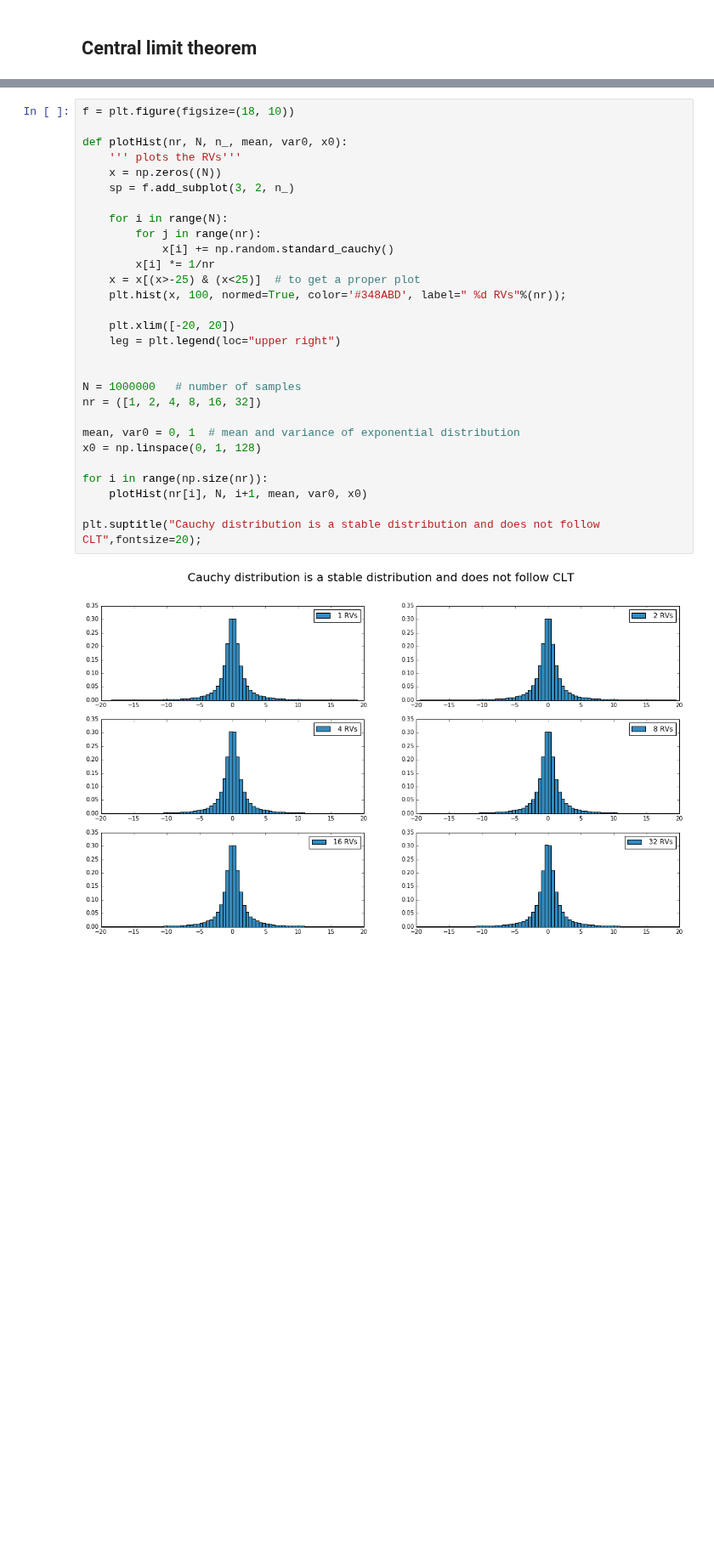
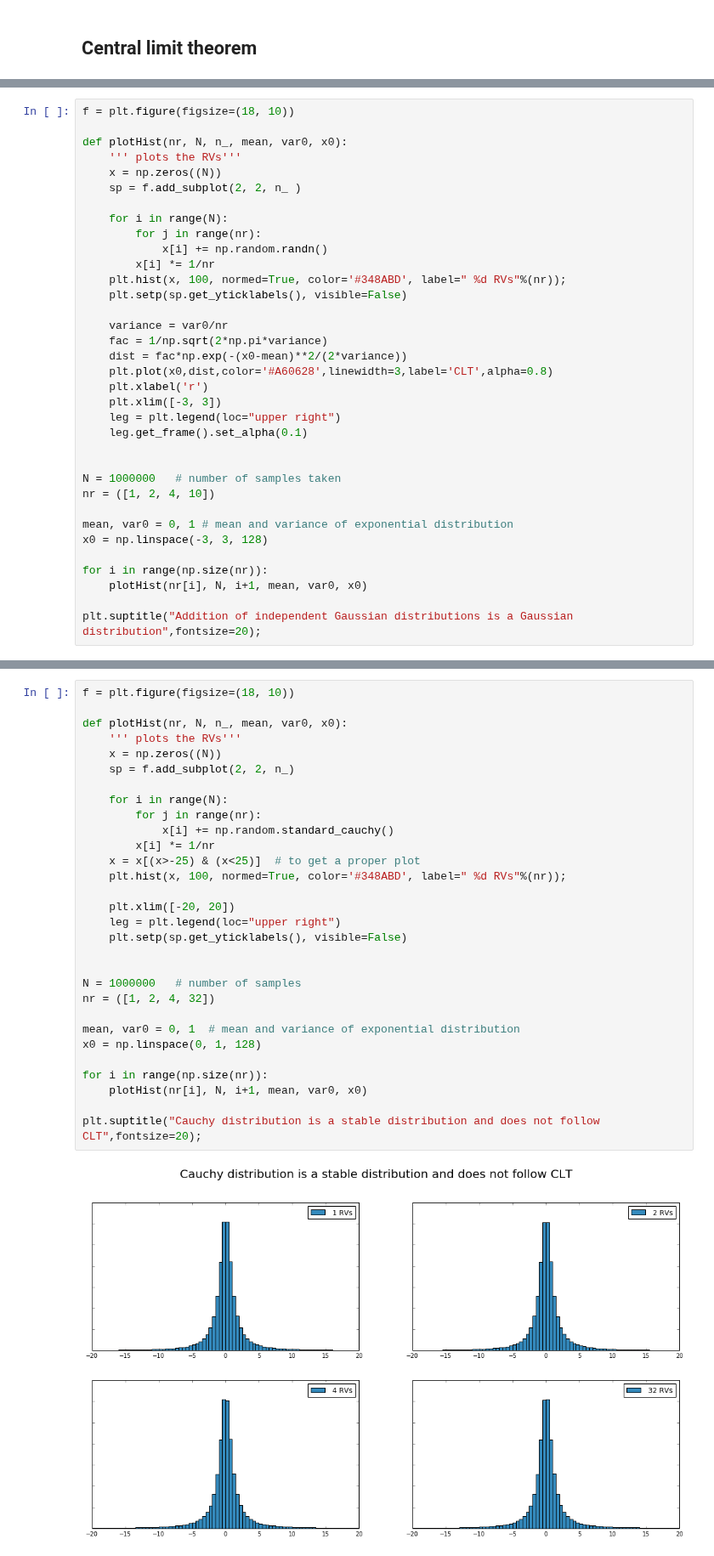
Before and after one commit to rajeshrinet/compPhy, a Jupyter notebook: notebooks/2014/CentralLimitTheorem.ipynb, the cells around one changed output, grey strips where cells are left out. Shown at 85% size. Cells and saved outputs as stored; diff of their text form; blank space fills up the shorter version.

```diff
--- a/notebooks/2014/CentralLimitTheorem.ipynb
+++ b/notebooks/2014/CentralLimitTheorem.ipynb
@@ -176,3 +175,38 @@ for i in range(np.size(nr)):
 plt.suptitle("Addition of exponential distributed RVs converge to a Gaussian distribution, albeit slowly",fontsize=20);
 # %% [output]
 [figure]
+# %%
+f = plt.figure(figsize=(18, 10))
+
+def plotHist(nr, N, n_, mean, var0, x0):
+    ''' plots the RVs'''
+    x = np.zeros((N))
+    sp = f.add_subplot(2, 2, n_ )
+
+    for i in range(N):
+        for j in range(nr):
+            x[i] += np.random.randn()
+        x[i] *= 1/nr
+    plt.hist(x, 100, normed=True, color='#348ABD', label=" %d RVs"%(nr));
+    plt.setp(sp.get_yticklabels(), visible=False)
+
+    variance = var0/nr
+    fac = 1/np.sqrt(2*np.pi*variance)
+    dist = fac*np.exp(-(x0-mean)**2/(2*variance))
+    plt.plot(x0,dist,color='#A60628',linewidth=3,label='CLT',alpha=0.8)
+    plt.xlabel('r')
+    plt.xlim([-3, 3])
+    leg = plt.legend(loc="upper right")
+    leg.get_frame().set_alpha(0.1)
+
+
+N = 1000000   # number of samples taken
+nr = ([1, 2, 4, 10])
+
+mean, var0 = 0, 1 # mean and variance of exponential distribution
+x0 = np.linspace(-3, 3, 128)
+
+for i in range(np.size(nr)):
+    plotHist(nr[i], N, i+1, mean, var0, x0)
+
+plt.suptitle("Addition of independent Gaussian distributions is a Gaussian distribution",fontsize=20);
@@ -179,31 +215,32 @@ plt.suptitle("Addition of exponential distributed RVs converge to a Gaussian dis
 # %%
 f = plt.figure(figsize=(18, 10))
 
 def plotHist(nr, N, n_, mean, var0, x0):
     ''' plots the RVs'''
     x = np.zeros((N))
-    sp = f.add_subplot(3, 2, n_)
+    sp = f.add_subplot(2, 2, n_)
 
     for i in range(N):
         for j in range(nr):
             x[i] += np.random.standard_cauchy()
         x[i] *= 1/nr
     x = x[(x>-25) & (x<25)]  # to get a proper plot
     plt.hist(x, 100, normed=True, color='#348ABD', label=" %d RVs"%(nr));
 
     plt.xlim([-20, 20])
     leg = plt.legend(loc="upper right")
+    plt.setp(sp.get_yticklabels(), visible=False)
 
 
 N = 1000000   # number of samples
-nr = ([1, 2, 4, 8, 16, 32])
+nr = ([1, 2, 4, 32])
 
 mean, var0 = 0, 1  # mean and variance of exponential distribution
 x0 = np.linspace(0, 1, 128)
 
 for i in range(np.size(nr)):
     plotHist(nr[i], N, i+1, mean, var0, x0)
 
 plt.suptitle("Cauchy distribution is a stable distribution and does not follow CLT",fontsize=20);
 # %% [output]
-[figure, old version]
+[figure, new version]
```
Also changed, not shown: parts of 3 cells of this notebook, 2 other files.
